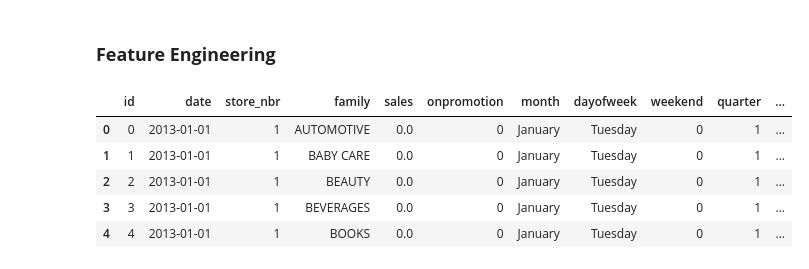
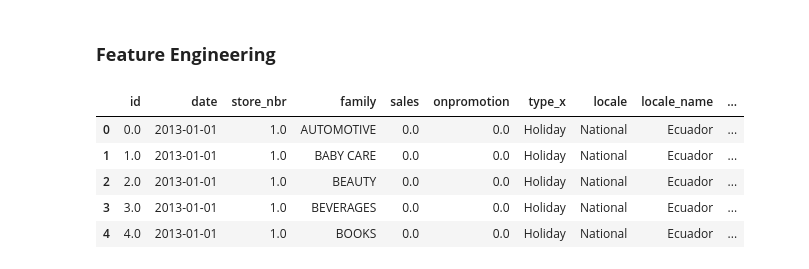
Before and after one commit to mabrony/Time-series-analysis-project, a Jupyter notebook: timeseries.ipynb, the cells around one changed output. Drawn from its saved outputs; the diff is of its cells as text; code cells hidden in the pictures.

```diff
--- a/timeseries.ipynb
+++ b/timeseries.ipynb
@@ -2116,3 +2109,14 @@ holiday_clean_data.head()
 | 2 | 2012-03-04 | Not_holiday | Not_holiday | Not_holiday | Not_holiday |
 | 3 | 2012-03-05 | Not_holiday | Not_holiday | Not_holiday | Not_holiday |
 | 4 | 2012-03-06 | Not_holiday | Not_holiday | Not_holiday | Not_holiday |
+# %%
+# Merge train data and holiday data
+train_data = train_complete_data.merge(holiday_clean_data, on='date', how='left')
+
+# Merge train data and oil data
+train_data = train_data.merge(oil_clean_data, on='date', how='left')
+
+# Merge train data and stores data
+train_data = train_data.merge(stores_data, on='store_nbr', how='outer')
+
+train_data.head()
@@ -2120,26 +2131,29 @@ holiday_clean_data.head()
 ### **Feature Engineering**
 # %%
 # Get month
-train_data['month'] = train_data['date'].dt.month_name()
+train_data['month'] = train_data['date'].dt.month
 
 # Get day
-train_data['dayofweek'] = train_data['date'].dt.day_name()
+train_data['dayofweek'] = train_data['date'].dt.day
 
 # Get weekend
 
-train_data['weekend'] = np.where(train_data['dayofweek'].isin(['Saturday', 'Sunday']), 1, 0)
+train_data['weekend'] = np.where(train_data['dayofweek'].isin(['Saturday', 'Sunday']), 'Yes', 'No')
 
 # Get quarter
 train_data['quarter'] = train_data['date'].dt.quarter
 
+# Get week
+train_data['Week'] = train_data['date'].dt.isocalendar().week
+
  # Get Pay data: 15th of the month and last day of the month
-train_data['is_payday'] = np.where((train_data['date'].dt.day == 15) | (train_data['date'].dt.is_month_end), 1, 0)
+train_data['is_payday'] = np.where((train_data['date'].dt.day == 15) | (train_data['date'].dt.is_month_end), 'Yes', 'No')
 
 train_data.head()
 # %% [output]
-|  | id | date | store_nbr | family | sales | onpromotion | month | dayofweek | weekend | quarter | ... |
-| 0 | 0 | 2013-01-01 | 1 | AUTOMOTIVE | 0.0 | 0 | January | Tuesday | 0 | 1 | ... |
-| 1 | 1 | 2013-01-01 | 1 | BABY CARE | 0.0 | 0 | January | Tuesday | 0 | 1 | ... |
-| 2 | 2 | 2013-01-01 | 1 | BEAUTY | 0.0 | 0 | January | Tuesday | 0 | 1 | ... |
-| 3 | 3 | 2013-01-01 | 1 | BEVERAGES | 0.0 | 0 | January | Tuesday | 0 | 1 | ... |
-| 4 | 4 | 2013-01-01 | 1 | BOOKS | 0.0 | 0 | January | Tuesday | 0 | 1 | ... |
+|  | id | date | store_nbr | family | sales | onpromotion | type_x | locale | locale_name | ... |
+| 0 | 0.0 | 2013-01-01 | 1.0 | AUTOMOTIVE | 0.0 | 0.0 | Holiday | National | Ecuador | ... |
+| 1 | 1.0 | 2013-01-01 | 1.0 | BABY CARE | 0.0 | 0.0 | Holiday | National | Ecuador | ... |
+| 2 | 2.0 | 2013-01-01 | 1.0 | BEAUTY | 0.0 | 0.0 | Holiday | National | Ecuador | ... |
+| 3 | 3.0 | 2013-01-01 | 1.0 | BEVERAGES | 0.0 | 0.0 | Holiday | National | Ecuador | ... |
+| 4 | 4.0 | 2013-01-01 | 1.0 | BOOKS | 0.0 | 0.0 | Holiday | National | Ecuador | ... |
```
Also changed, not shown: parts of 24 cells of this notebook.
